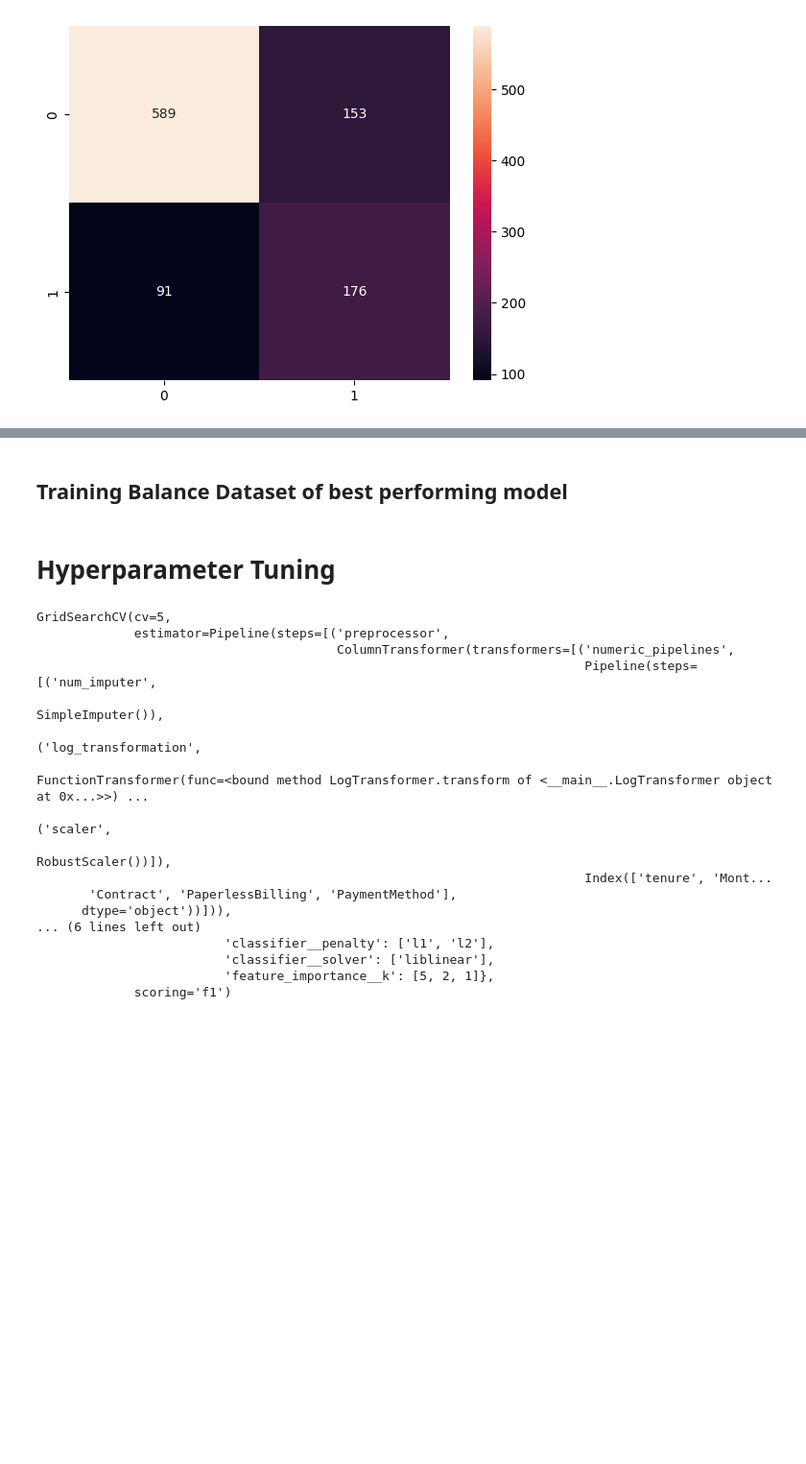
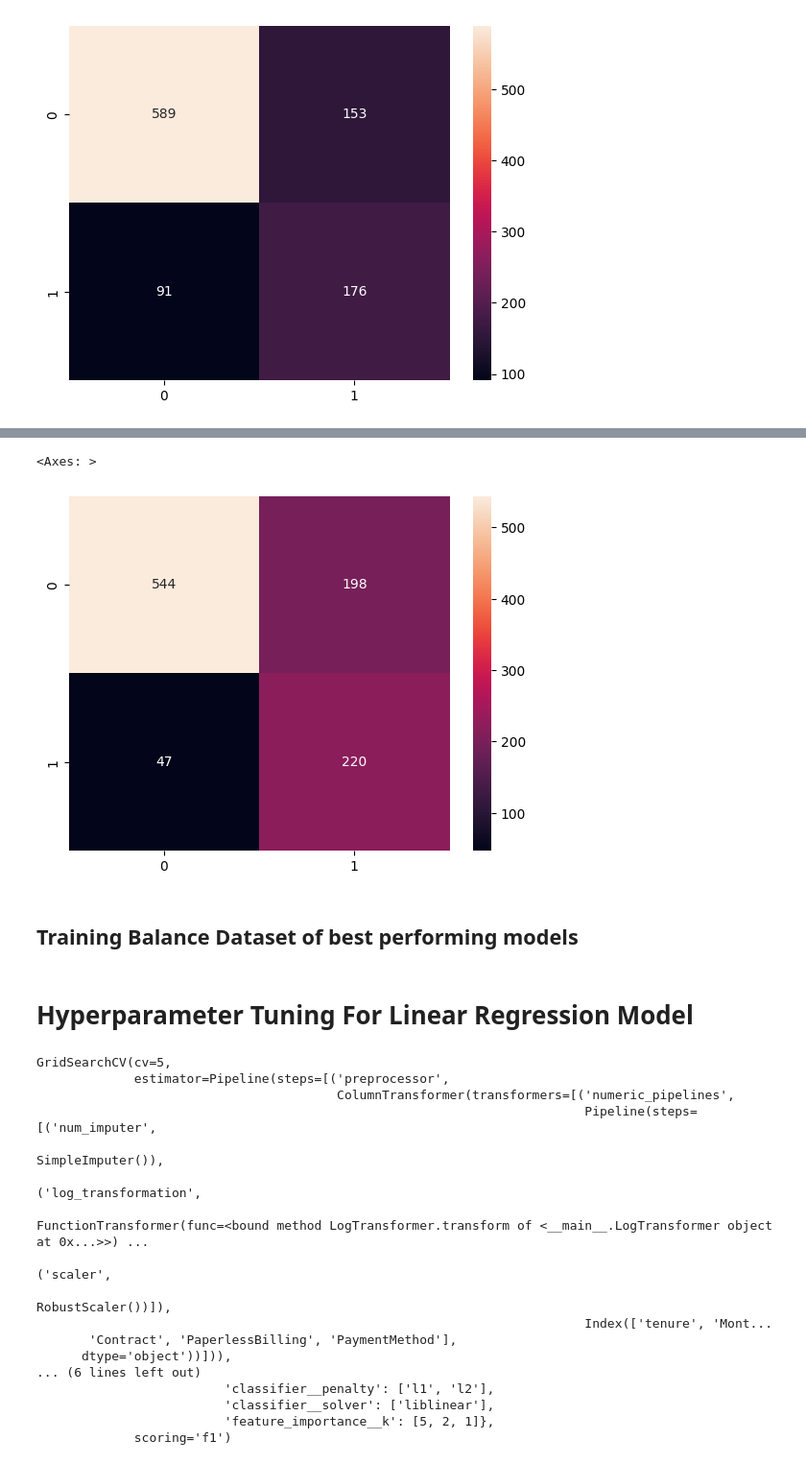
Before and after one commit to Baakwa/LP2_ML_Project, a Jupyter notebook: notebook.ipynb, the cells around one changed output, grey strips where cells are left out. Shown at 96% size. Cells and saved outputs as stored; diff of their text form; code cells hidden in the pictures; blank space fills up the shorter version.

```diff
--- a/notebook.ipynb
+++ b/notebook.ipynb
@@ -2030,5 +2078,10 @@ sns.heatmap(data= threshold_matrix, annot=True, fmt='d')
+# %%
+sns.heatmap(data= threshold_matrix, annot=True, fmt='d')
+# %% [output]
+<Axes: >
+[figure, added]
 # %% [markdown]
-## Training Balance Dataset of best performing model
+## Training Balance Dataset of best performing models
 # %% [markdown]
-# Hyperparameter Tuning
+# Hyperparameter Tuning For Linear Regression Model
 # %%
```
Also changed, not shown: parts of 38 cells of this notebook.
